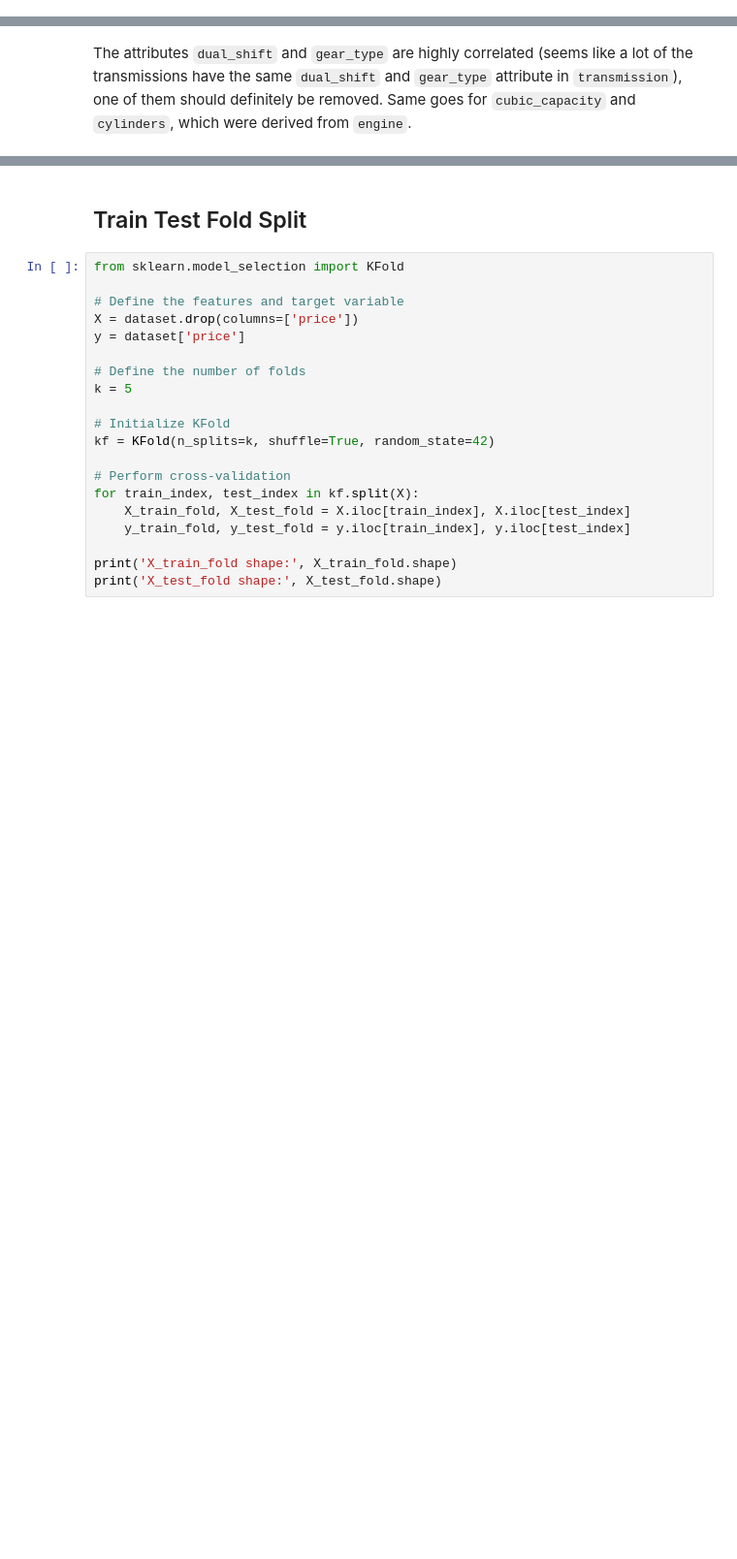
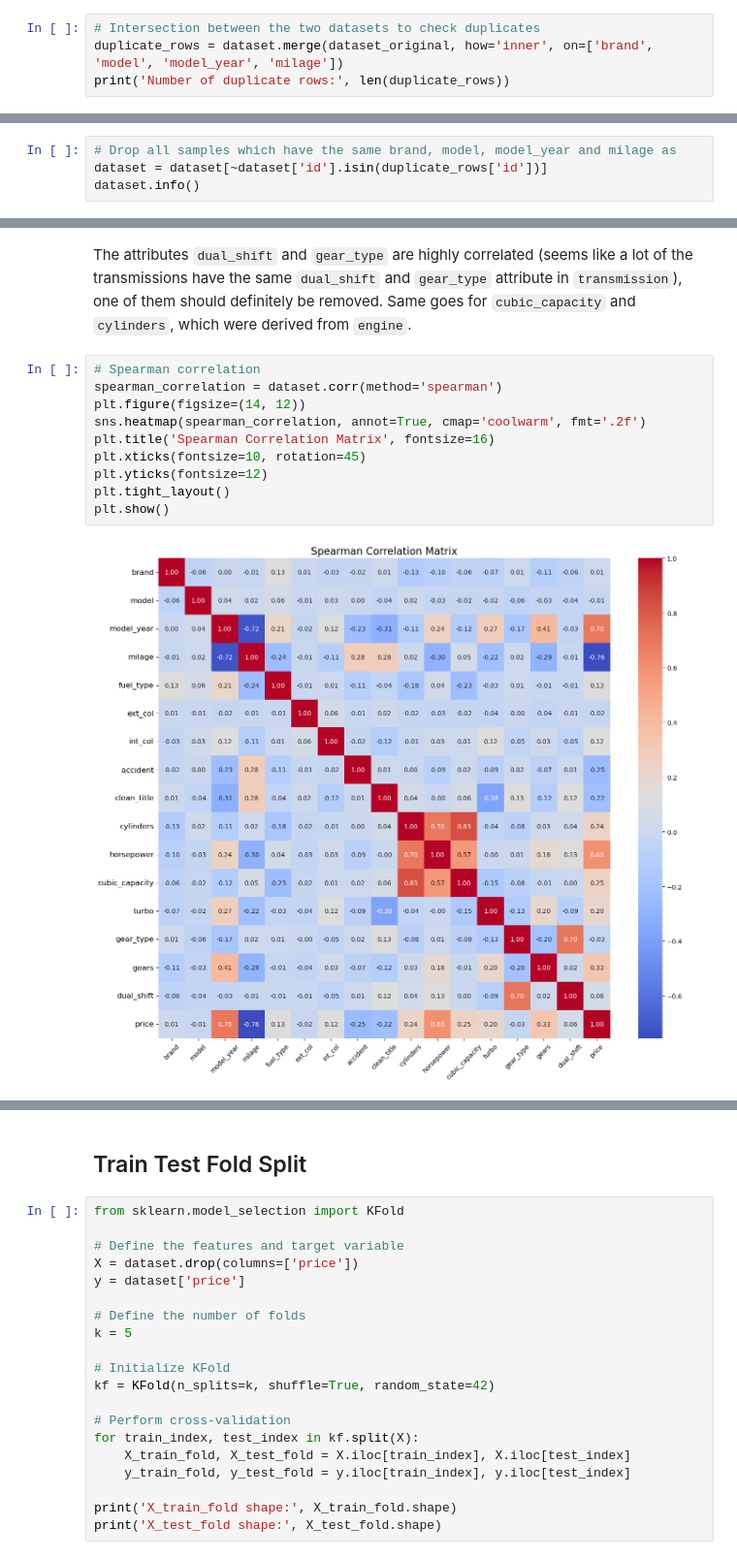
Before and after one commit to Frecherenkel60/RandomForestRangers, a Jupyter notebook: DataMining_RandomForestRangers.ipynb, the cells around one changed output, grey strips where cells are left out. Shown at 97% size. Saved outputs shown, nothing was run; the diff lists cells and outputs as text; blank space fills up the shorter version.

```diff
--- a/DataMining_RandomForestRangers.ipynb
+++ b/DataMining_RandomForestRangers.ipynb
@@ -64,0 +210,4 @@ dtype: object
+# %%
+# Intersection between the two datasets to check duplicates
+duplicate_rows = dataset.merge(dataset_original, how='inner', on=['brand', 'model', 'model_year', 'milage'])
+print('Number of duplicate rows:', len(duplicate_rows))
@@ -64,0 +247,4 @@ dtype: object
+# %%
+# Drop all samples which have the same brand, model, model_year and milage as
+dataset = dataset[~dataset['id'].isin(duplicate_rows['id'])]
+dataset.info()
@@ -270,3 +507,15 @@ plt.show()
 [figure]
 # %% [markdown]
 The attributes `dual_shift` and `gear_type` are highly correlated (seems like a lot of the transmissions have the same `dual_shift` and `gear_type` attribute in `transmission`), one of them should definitely be removed. Same goes for `cubic_capacity` and `cylinders`, which were derived from `engine`.
+# %%
+# Spearman correlation
+spearman_correlation = dataset.corr(method='spearman')
+plt.figure(figsize=(14, 12))
+sns.heatmap(spearman_correlation, annot=True, cmap='coolwarm', fmt='.2f')
+plt.title('Spearman Correlation Matrix', fontsize=16)
+plt.xticks(fontsize=10, rotation=45)
+plt.yticks(fontsize=12)
+plt.tight_layout()
+plt.show()
+# %% [output]
+[figure, added]
```
Also changed, not shown: parts of 18 cells of this notebook, 2 other files.
